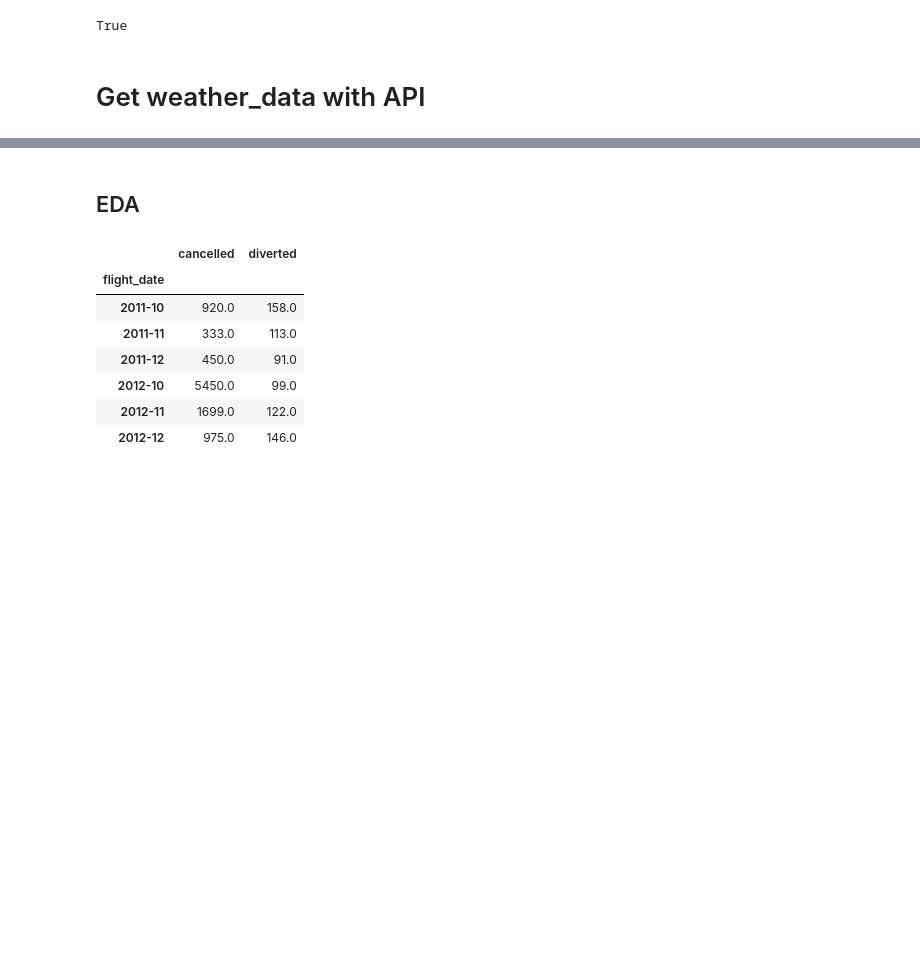
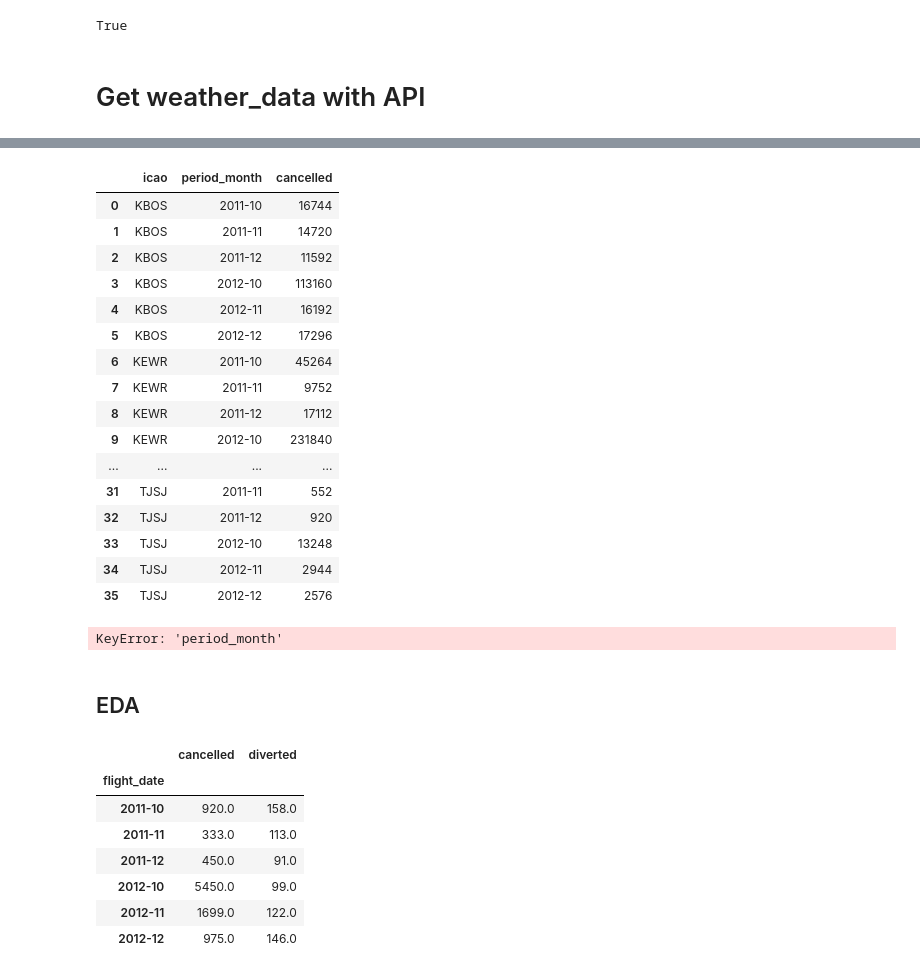
Before and after one commit to sergioserge/us-airports-project, a Jupyter notebook: 05_final.ipynb, the cells around one changed output, grey strips where cells are left out. Cells and saved outputs as stored; diff of their text form; code cells hidden in the pictures; blank space fills up the shorter version.

```diff
--- a/05_final.ipynb
+++ b/05_final.ipynb
@@ -462,3 +505,27 @@ time_axes = weather_df_2011['time'].dt.month.astype('str') + '-' + weather_df_20
+# %%
+results.reset_index()
+# %% [output]
+|  | icao | period_month | cancelled |
+| 0 | KBOS | 2011-10 | 16744 |
+| 1 | KBOS | 2011-11 | 14720 |
+| 2 | KBOS | 2011-12 | 11592 |
+| 3 | KBOS | 2012-10 | 113160 |
+| 4 | KBOS | 2012-11 | 16192 |
+| 5 | KBOS | 2012-12 | 17296 |
+| 6 | KEWR | 2011-10 | 45264 |
+| 7 | KEWR | 2011-11 | 9752 |
+| 8 | KEWR | 2011-12 | 17112 |
+| 9 | KEWR | 2012-10 | 231840 |
+| ... | ... | ... | ... |
+| 31 | TJSJ | 2011-11 | 552 |
+| 32 | TJSJ | 2011-12 | 920 |
+| 33 | TJSJ | 2012-10 | 13248 |
+| 34 | TJSJ | 2012-11 | 2944 |
+| 35 | TJSJ | 2012-12 | 2576 |
+# %%
+results['period_month'] == 2012
+# %% [output]
+KeyError: 'period_month'
 # %% [markdown]
 ## EDA
 # %%
```
Also changed, not shown: parts of 30 cells of this notebook.
